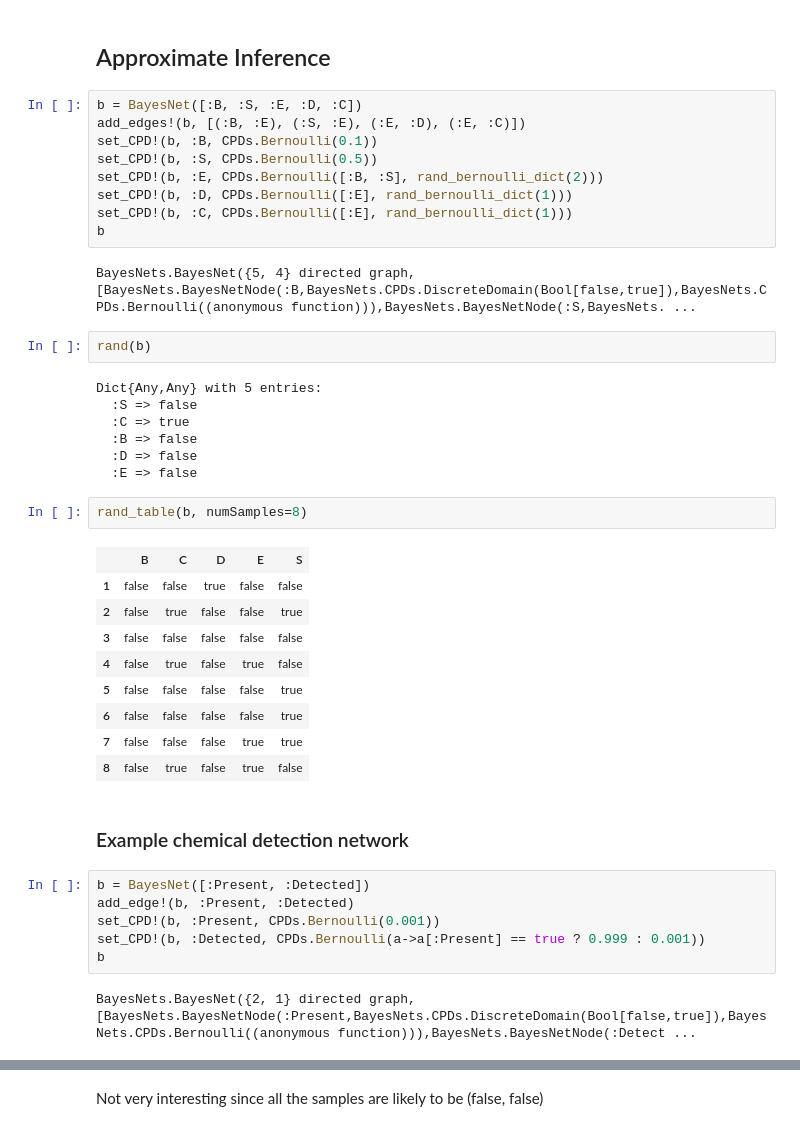
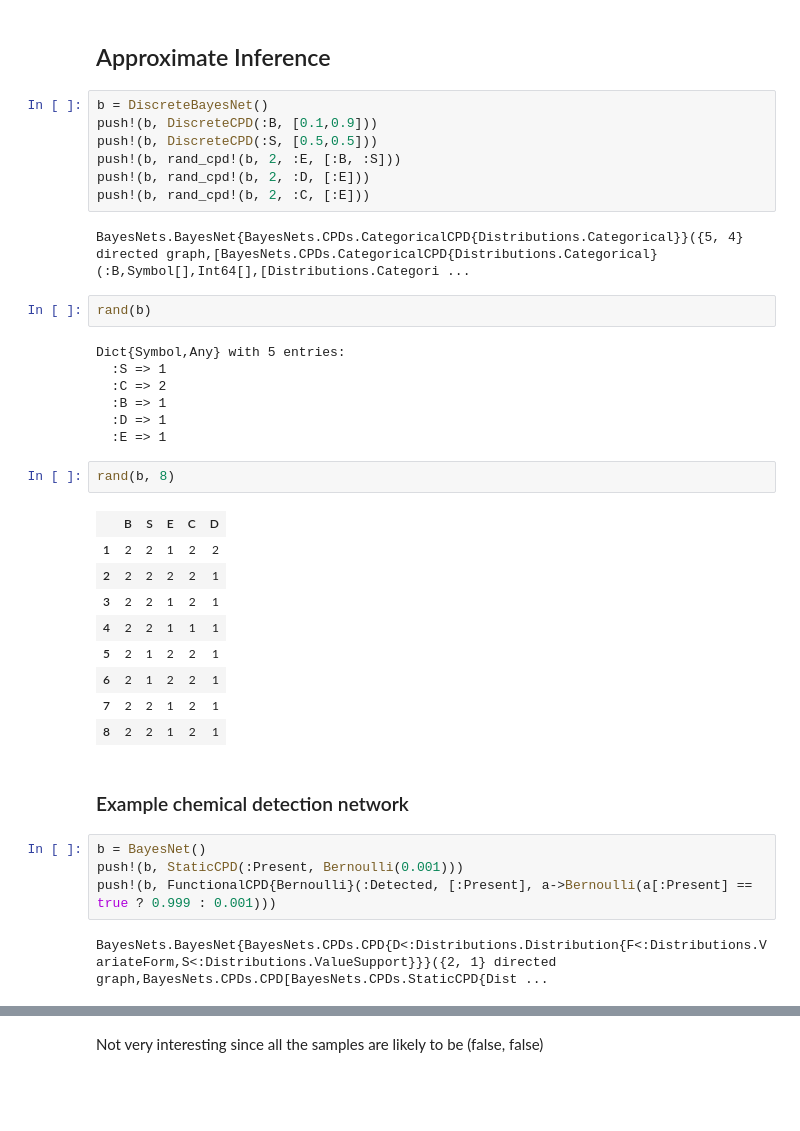
Before and after one commit to sisl/aa228-notebook, a Jupyter notebook: 03-Inference.ipynb, the cells around one changed output, grey strips where cells are left out. Drawn from its saved outputs; the diff is of its cells as text; blank space fills up the shorter version.

Commit message:
updated for BayesNets distribution branch

```diff
--- a/03-Inference.ipynb
+++ b/03-Inference.ipynb
@@ -209,45 +221,41 @@ sumout(T, [:S, :E])
 # %% [markdown]
 ## Approximate Inference
-# %%
-b = BayesNet([:B, :S, :E, :D, :C])
-add_edges!(b, [(:B, :E), (:S, :E), (:E, :D), (:E, :C)])
-set_CPD!(b, :B, CPDs.Bernoulli(0.1))
-set_CPD!(b, :S, CPDs.Bernoulli(0.5))
-set_CPD!(b, :E, CPDs.Bernoulli([:B, :S], rand_bernoulli_dict(2)))
-set_CPD!(b, :D, CPDs.Bernoulli([:E], rand_bernoulli_dict(1)))
-set_CPD!(b, :C, CPDs.Bernoulli([:E], rand_bernoulli_dict(1)))
-b
-# %% [output]
-BayesNets.BayesNet({5, 4} directed graph,[BayesNets.BayesNetNode(:B,BayesNets.CPDs.DiscreteDomain(Bool[false,true]),BayesNets.CPDs.Bernoulli((anonymous function))),BayesNets.BayesNetNode(:S,BayesNets. ...
+# %%
+b = DiscreteBayesNet()
+push!(b, DiscreteCPD(:B, [0.1,0.9]))
+push!(b, DiscreteCPD(:S, [0.5,0.5]))
+push!(b, rand_cpd!(b, 2, :E, [:B, :S]))
+push!(b, rand_cpd!(b, 2, :D, [:E]))
+push!(b, rand_cpd!(b, 2, :C, [:E]))
+# %% [output]
+BayesNets.BayesNet{BayesNets.CPDs.CategoricalCPD{Distributions.Categorical}}({5, 4} directed graph,[BayesNets.CPDs.CategoricalCPD{Distributions.Categorical}(:B,Symbol[],Int64[],[Distributions.Categori ...
 # %%
 rand(b)
 # %% [output]
-Dict{Any,Any} with 5 entries:
-  :S => false
-  :C => true
-  :B => false
-  :D => false
-  :E => false
+Dict{Symbol,Any} with 5 entries:
+  :S => 1
+  :C => 2
+  :B => 1
+  :D => 1
+  :E => 1
 # %%
-rand_table(b, numSamples=8)
+rand(b, 8)
 # %% [output]
-|  | B | C | D | E | S |
-| 1 | false | false | true | false | false |
-| 2 | false | true | false | false | true |
-| 3 | false | false | false | false | false |
-| 4 | false | true | false | true | false |
-| 5 | false | false | false | false | true |
-| 6 | false | false | false | false | true |
-| 7 | false | false | false | true | true |
-| 8 | false | true | false | true | false |
+|  | B | S | E | C | D |
+| 1 | 2 | 2 | 1 | 2 | 2 |
+| 2 | 2 | 2 | 2 | 2 | 1 |
+| 3 | 2 | 2 | 1 | 2 | 1 |
+| 4 | 2 | 2 | 1 | 1 | 1 |
+| 5 | 2 | 1 | 2 | 2 | 1 |
+| 6 | 2 | 1 | 2 | 2 | 1 |
+| 7 | 2 | 2 | 1 | 2 | 1 |
+| 8 | 2 | 2 | 1 | 2 | 1 |
 # %% [markdown]
 ### Example chemical detection network
 # %%
-b = BayesNet([:Present, :Detected])
-add_edge!(b, :Present, :Detected)
-set_CPD!(b, :Present, CPDs.Bernoulli(0.001))
-set_CPD!(b, :Detected, CPDs.Bernoulli(a->a[:Present] == true ? 0.999 : 0.001))
-b
+b = BayesNet()
+push!(b, StaticCPD(:Present, Bernoulli(0.001)))
+push!(b, FunctionalCPD{Bernoulli}(:Detected, [:Present], a->Bernoulli(a[:Present] == true ? 0.999 : 0.001)))
 # %% [output]
-BayesNets.BayesNet({2, 1} directed graph,[BayesNets.BayesNetNode(:Present,BayesNets.CPDs.DiscreteDomain(Bool[false,true]),BayesNets.CPDs.Bernoulli((anonymous function))),BayesNets.BayesNetNode(:Detect ...
+BayesNets.BayesNet{BayesNets.CPDs.CPD{D<:Distributions.Distribution{F<:Distributions.VariateForm,S<:Distributions.ValueSupport}}}({2, 1} directed graph,BayesNets.CPDs.CPD[BayesNets.CPDs.StaticCPD{Dist ...
 # %%
```
Also changed, not shown: parts of 23 cells of this notebook, 5 other files.
